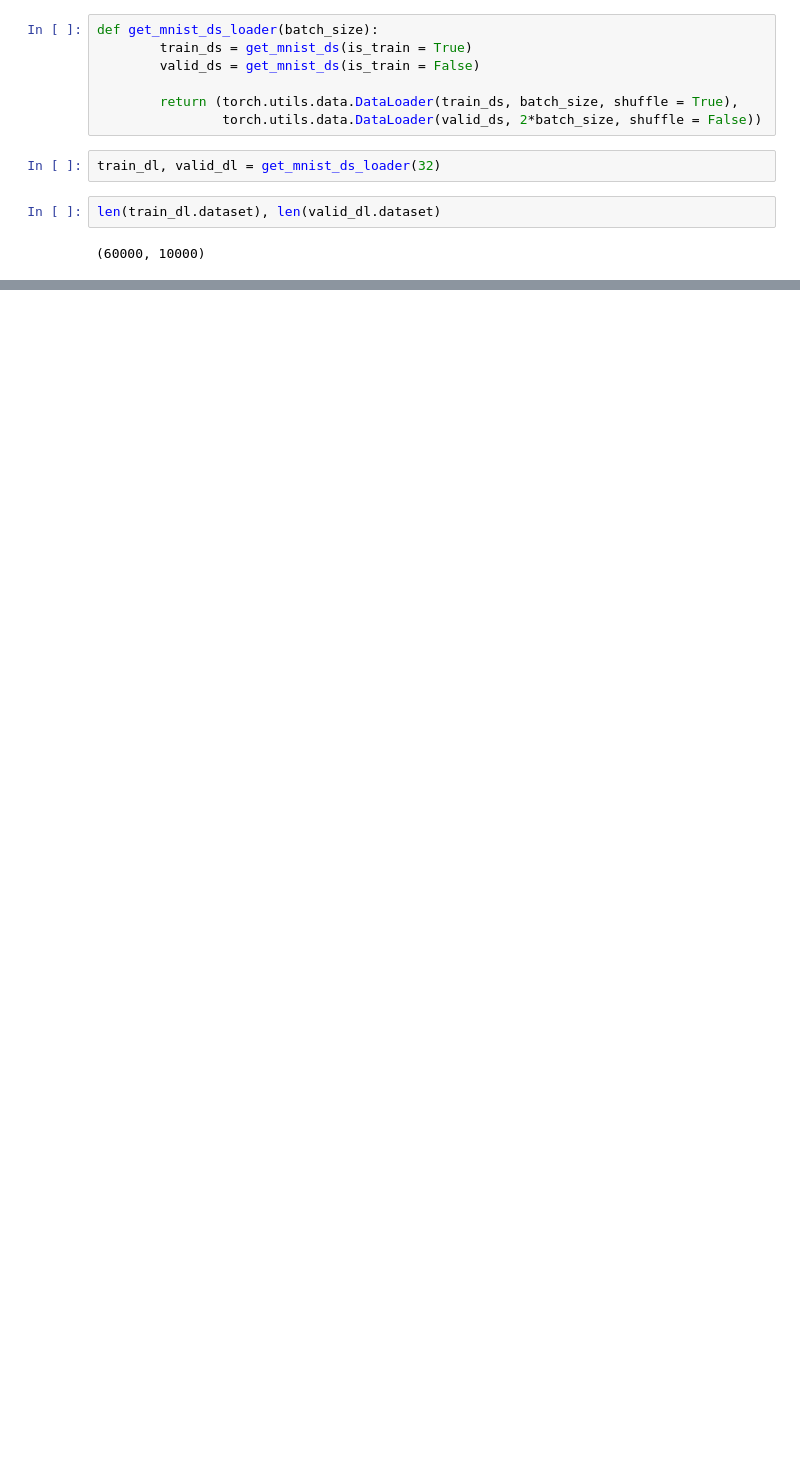
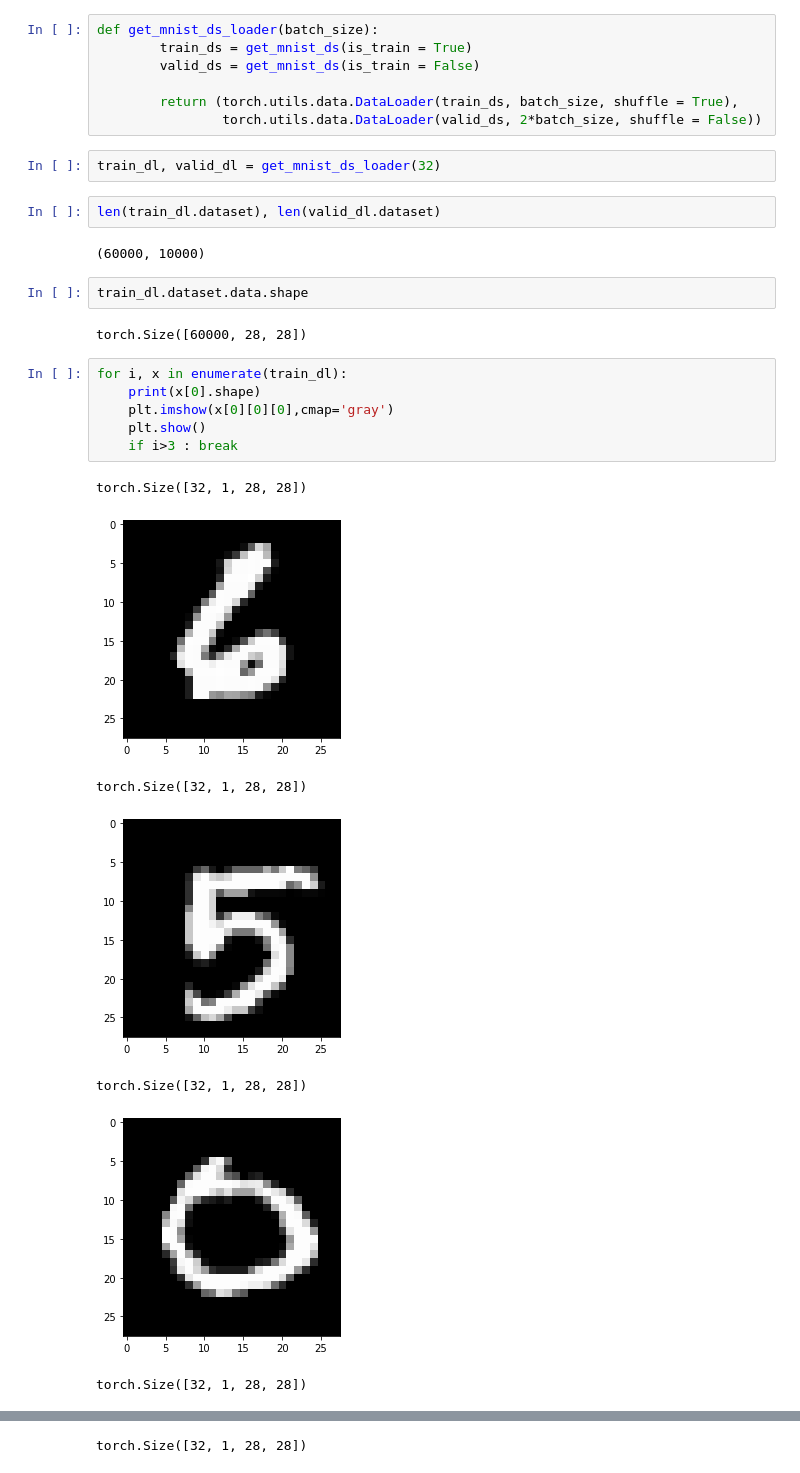
Before and after one commit to amareyah/MaxinAI_Education, a Jupyter notebook: lecture_13_unsupervised_ml_my_imple.ipynb, the cells around one changed output, grey strips where cells are left out. Drawn from its saved outputs; the diff is of its cells as text; blank space fills up the shorter version.

```diff
--- a/lecture_13_unsupervised_ml_my_imple.ipynb
+++ b/lecture_13_unsupervised_ml_my_imple.ipynb
@@ -26,3 +44,21 @@ train_dl, valid_dl = get_mnist_ds_loader(32)
 len(train_dl.dataset), len(valid_dl.dataset)
 # %% [output]
 (60000, 10000)
+# %%
+train_dl.dataset.data.shape
+# %% [output]
+torch.Size([60000, 28, 28])
+# %%
+for i, x in enumerate(train_dl):
+    print(x[0].shape)
+    plt.imshow(x[0][0][0],cmap='gray')
+    plt.show()
+    if i>3 : break
+# %% [output]
+torch.Size([32, 1, 28, 28])
+[figure, added]
+torch.Size([32, 1, 28, 28])
+[figure, added]
+torch.Size([32, 1, 28, 28])
+[figure, added]
+torch.Size([32, 1, 28, 28])
@@ -28,0 +66 @@ len(train_dl.dataset), len(valid_dl.dataset)
+torch.Size([32, 1, 28, 28])
```
Also changed, not shown: parts of 3 cells of this notebook.
